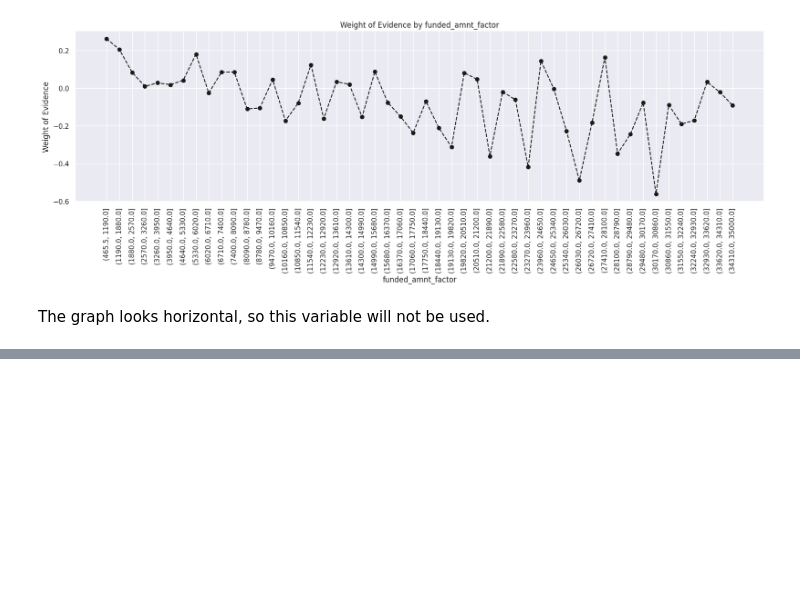
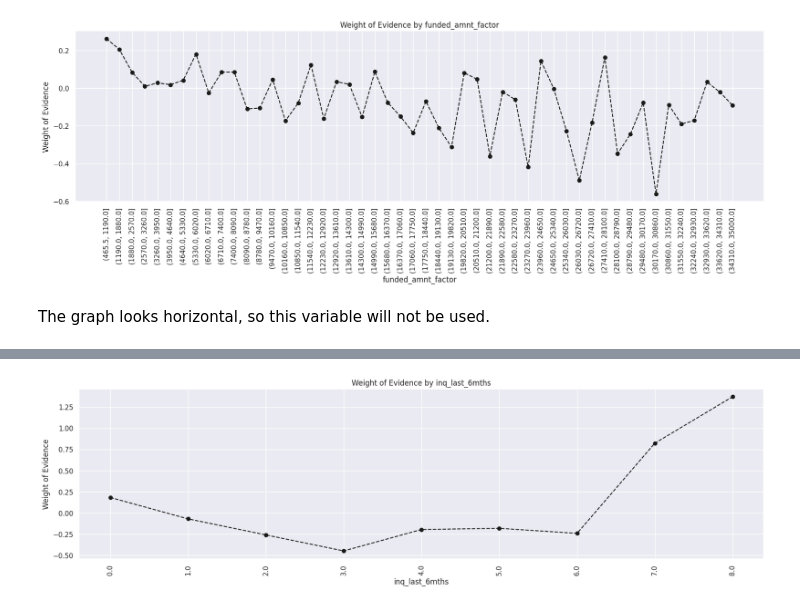
Before and after one commit to andre-cav/Credit-Risk-with-Python, a Jupyter notebook: Credit_Risk_ModellingData.ipynb, the cells around one changed output, grey strips where cells are left out. Saved outputs shown, nothing was run; the diff lists cells and outputs as text; code cells hidden in the pictures; blank space fills up the shorter version.

```diff
--- a/Credit_Risk_ModellingData.ipynb
+++ b/Credit_Risk_ModellingData.ipynb
@@ -1074,0 +1151,2 @@ The graph looks horizontal, so this variable will not be used.
+# %%
+df_temp = woe_continuous(df_inputs , 'inq_last_6mths', df_targets)
@@ -1074,0 +1173,4 @@ The graph looks horizontal, so this variable will not be used.
+# %%
+plot_by_woe(df_temp,90)
+# %% [output]
+[figure, added]
```
Also changed, not shown: parts of 28 cells of this notebook.
